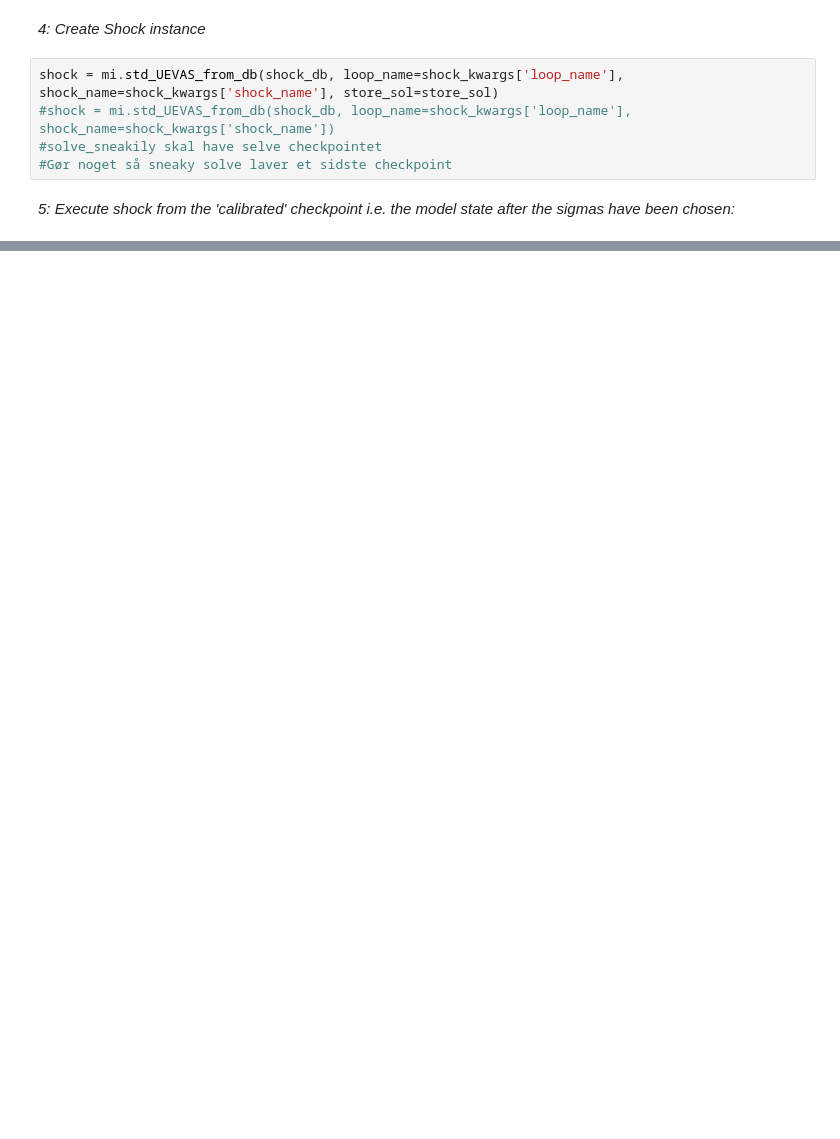
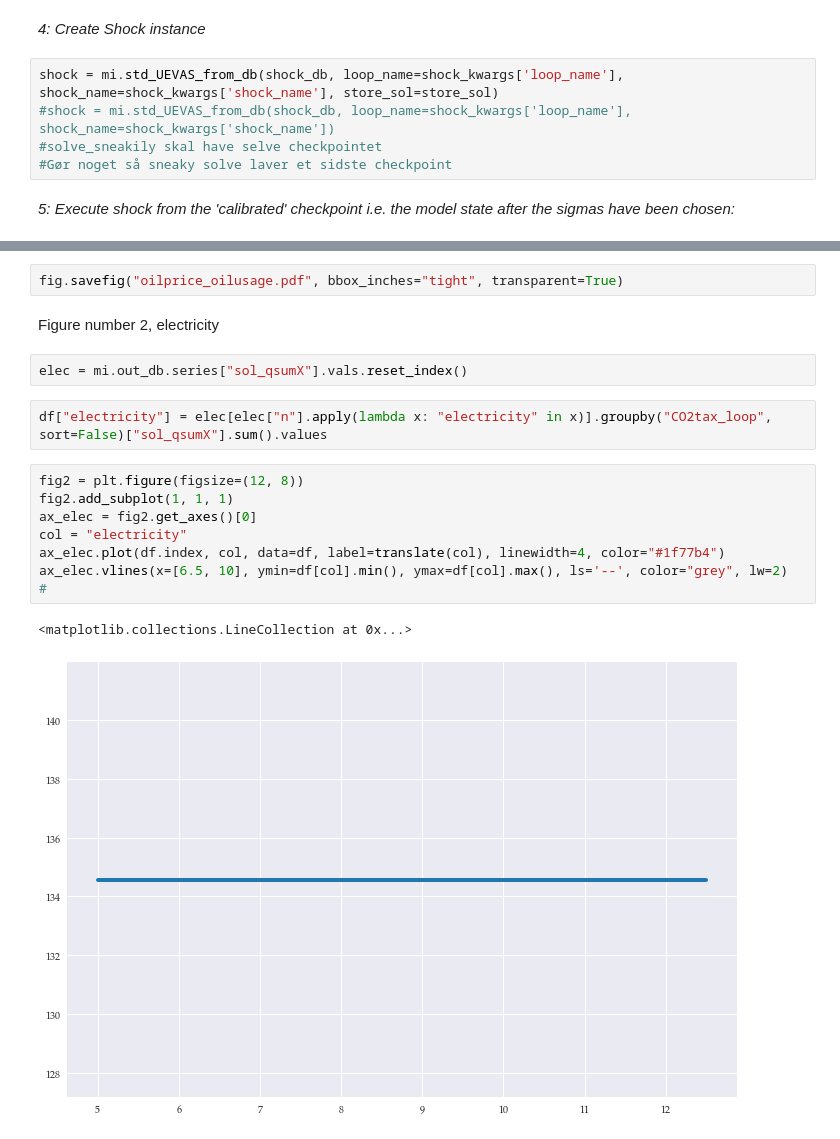
Before and after one commit to ChampionApe/GPM_v05, a Jupyter notebook: examples/Abatement/Abatement_simulation.ipynb, the cells around one changed output, grey strips where cells are left out. Saved outputs shown, nothing was run; the diff lists cells and outputs as text; blank space fills up the shorter version.

```diff
--- a/examples/Abatement/Abatement_simulation.ipynb
+++ b/examples/Abatement/Abatement_simulation.ipynb
@@ -150,0 +154,19 @@ When the model cannot be solved, we run some diagnostics:
+# %%
+fig.savefig("oilprice_oilusage.pdf", bbox_inches="tight", transparent=True)
+# %% [markdown]
+Figure number 2, electricity
+# %%
+elec = mi.out_db.series["sol_qsumX"].vals.reset_index()
+# %%
+df["electricity"] = elec[elec["n"].apply(lambda x: "electricity" in x)].groupby("CO2tax_loop", sort=False)["sol_qsumX"].sum().values
+# %%
+fig2 = plt.figure(figsize=(12, 8))
+fig2.add_subplot(1, 1, 1)
+ax_elec = fig2.get_axes()[0]
+col = "electricity"
+ax_elec.plot(df.index, col, data=df, label=translate(col), linewidth=4, color="#1f77b4")
+ax_elec.vlines(x=[6.5, 10], ymin=df[col].min(), ymax=df[col].max(), ls='--', color="grey", lw=2)
+#
+# %% [output]
+<matplotlib.collections.LineCollection at 0x...>
+[figure, added]
```
Also changed, not shown: parts of 44 cells of this notebook, 25 other files.
